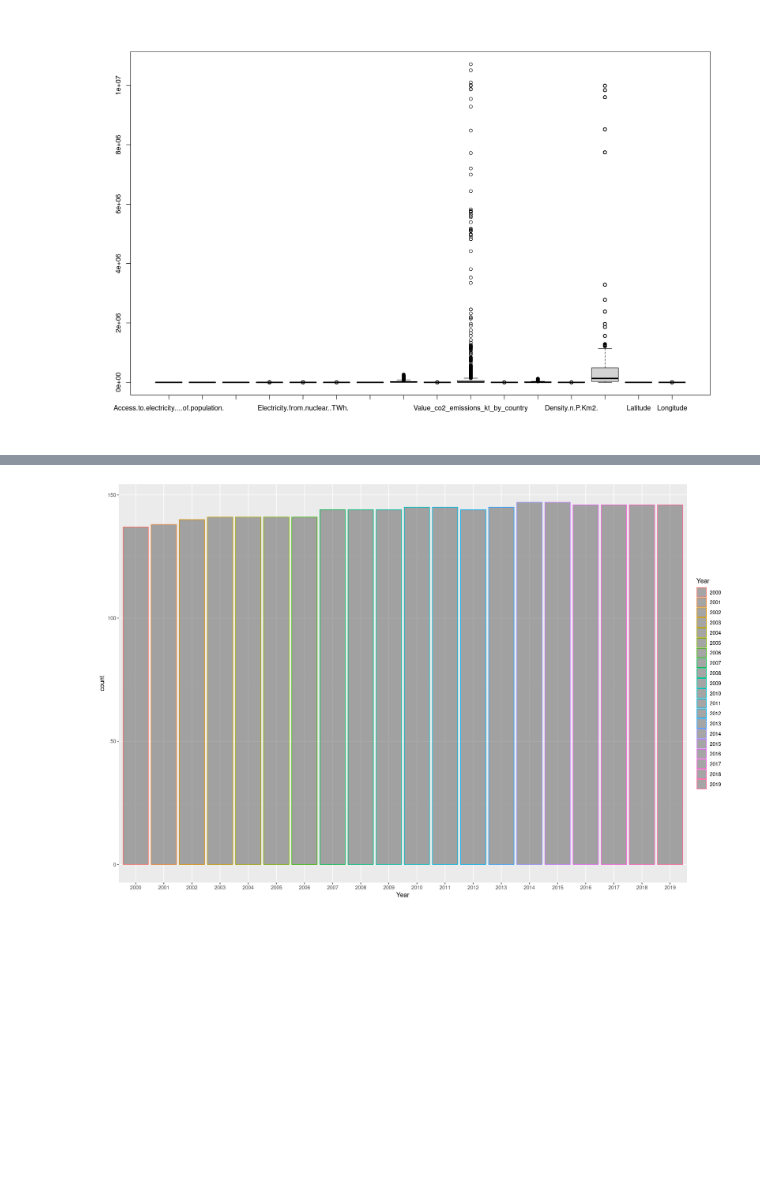
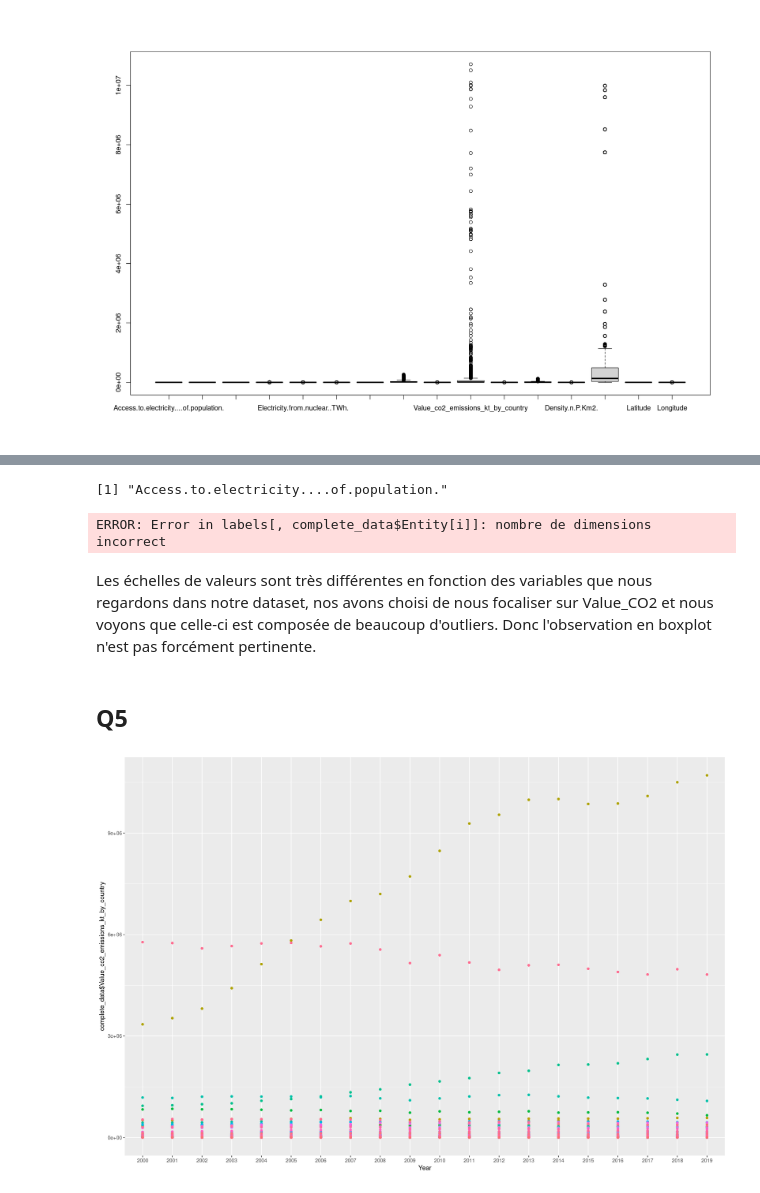
Before and after one commit to Mathilde-Mrs/Projet_machine_learning, a Jupyter notebook: notebook_R.ipynb, the cells around one changed output, grey strips where cells are left out. Saved outputs shown, nothing was run; the diff lists cells and outputs as text; code cells hidden in the pictures; blank space fills up the shorter version.

```diff
--- a/notebook_R.ipynb
+++ b/notebook_R.ipynb
@@ -140,0 +175,17 @@ boxplot(df)
+# %%
+
+labels = names(complete_data)
+
+dfi = complete_data
+v = list()
+
+for (i in 3:18) {
+    #dfi$labels[i] = complete_data$labels[,i]
+    print(labels[i])
+    dfi$labels= labels[, complete_data$Entity[i]]
+    v[[i]] = ggplot(complete_data) + aes(x=Year, y=electricity ,color=Entity) + theme(legend.position = "none")
+}
+do.call(grid.arrange,c(v, ncol=4))
+# %% [output]
+[1] "Access.to.electricity....of.population."
+ERROR: Error in labels[, complete_data$Entity[i]]: nombre de dimensions incorrect
@@ -141,4 +200,8 @@ boxplot(df)
+# %% [markdown]
+Les échelles de valeurs sont très différentes en fonction des variables que nous regardons dans notre dataset, nos avons choisi de nous focaliser sur Value_CO2 et nous voyons que celle-ci est composée de beaucoup d'outliers. Donc l'observation en boxplot n'est pas forcément pertinente.
+# %% [markdown]
+## Q5
 # %%
-ggplot(complete_data) + aes(x=Year, color=Year) + geom_bar(alpha=.5)
+ggplot(complete_data) + aes(x=Year, y=complete_data$Value_co2_emissions_kt_by_country,color=Entity) + geom_point() + theme(legend.position = "none")
 # %% [output]
-[figure, old version]
+[figure, new version]
```
Also changed, not shown: parts of 11 cells of this notebook.
